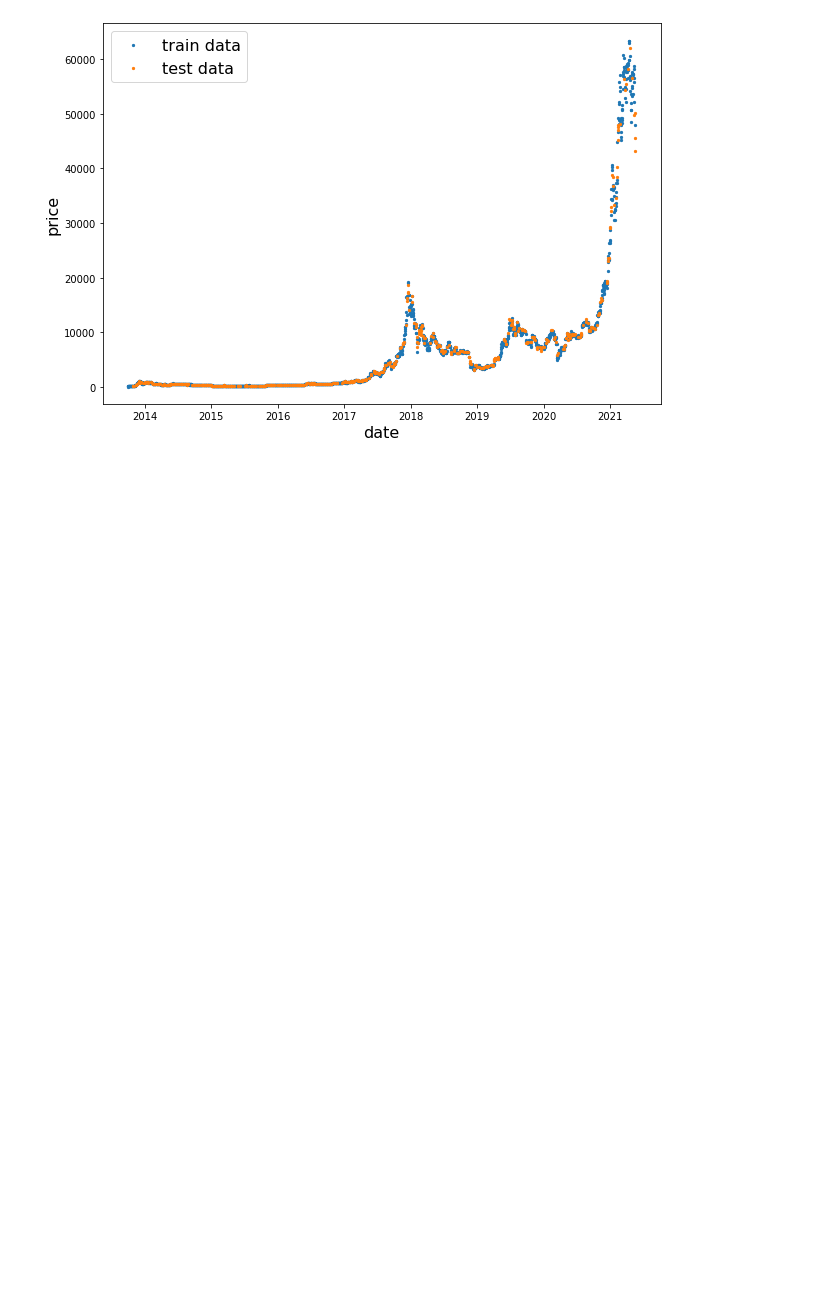
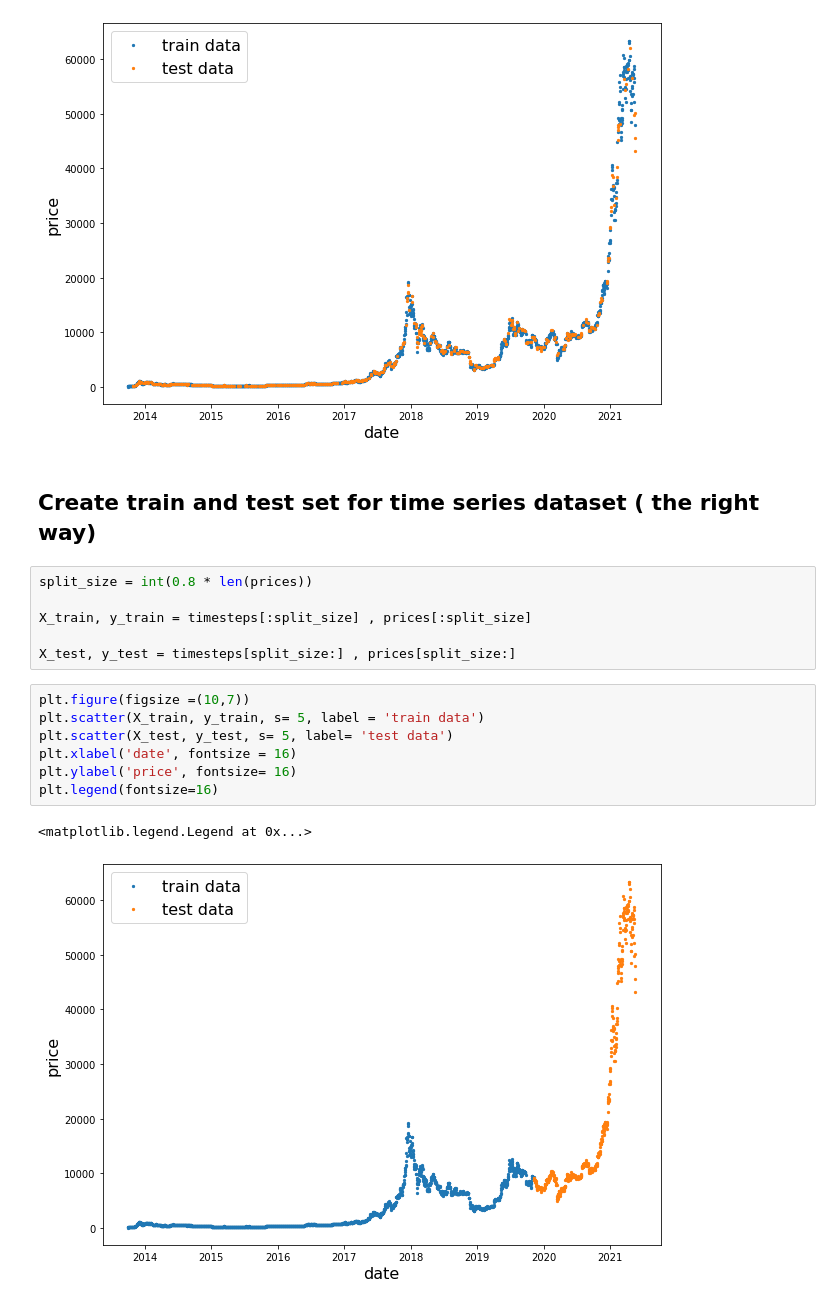
Before and after one commit to subodh2708/deep-learning---tensorflow-2.0, a Jupyter notebook: 10_time_series_forecasting_with_tensorflow.ipynb, the cells around one changed output. Saved outputs shown, nothing was run; the diff lists cells and outputs as text; blank space fills up the shorter version.

Commit message:
did some preprocessing for our time series dataset

```diff
--- a/10_time_series_forecasting_with_tensorflow.ipynb
+++ b/10_time_series_forecasting_with_tensorflow.ipynb
@@ -141,3 +141,21 @@ plt.legend(fontsize=16)
 # %% [output]
 <matplotlib.legend.Legend at 0x...>
 [figure]
+# %% [markdown]
+## Create train and test set for time series dataset ( the right way)
+# %%
+split_size = int(0.8 * len(prices))
+
+X_train, y_train = timesteps[:split_size] , prices[:split_size]
+
+X_test, y_test = timesteps[split_size:] , prices[split_size:]
+# %%
+plt.figure(figsize =(10,7))
+plt.scatter(X_train, y_train, s= 5, label = 'train data')
+plt.scatter(X_test, y_test, s= 5, label= 'test data')
+plt.xlabel('date', fontsize = 16)
+plt.ylabel('price', fontsize= 16)
+plt.legend(fontsize=16)
+# %% [output]
+<matplotlib.legend.Legend at 0x...>
+[figure, added]
```
Also changed, not shown: parts of 29 cells of this notebook.
